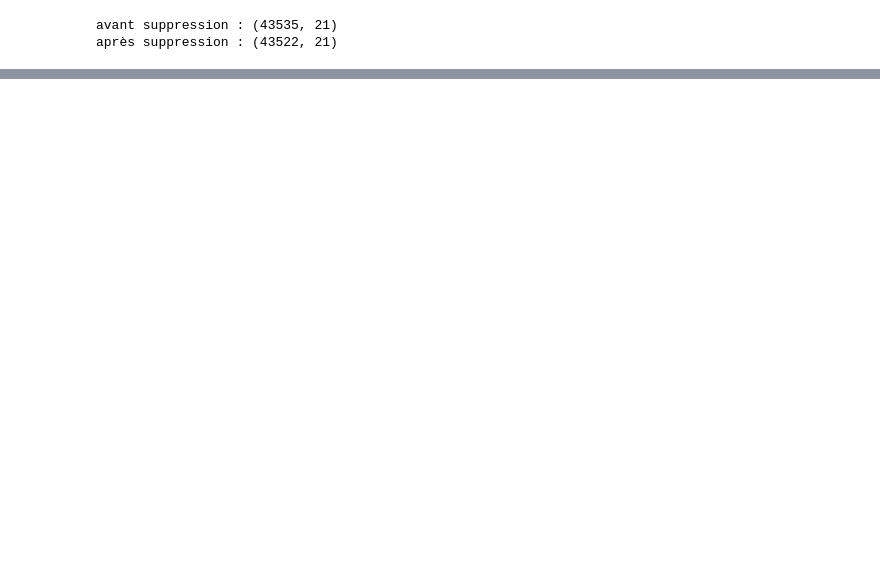
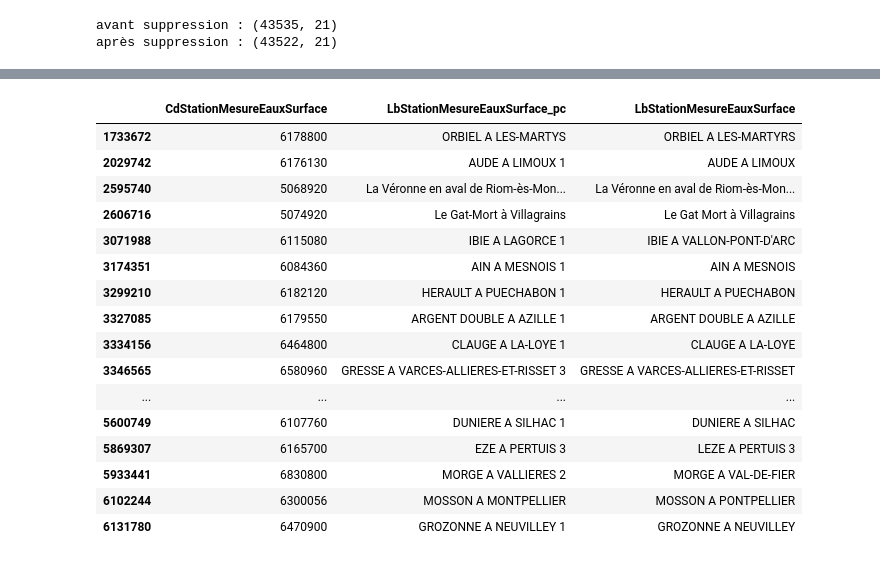
Before and after one commit to zoemarquis/naiades-analytics, a Jupyter notebook: naiades.ipynb, the cells around one changed output, grey strips where cells are left out. Cells and saved outputs as stored; diff of their text form; code cells hidden in the pictures; blank space fills up the shorter version.

```diff
--- a/naiades.ipynb
+++ b/naiades.ipynb
@@ -1602,0 +1288,21 @@ seuils_I2M2 = {
+# %%
+# afficher les données de 20 à 40
+label_diff_pc_station[20:40]
+# %% [output]
+|  | CdStationMesureEauxSurface | LbStationMesureEauxSurface_pc | LbStationMesureEauxSurface |
+| 1733672 | 6178800 | ORBIEL A LES-MARTYS | ORBIEL A LES-MARTYRS |
+| 2029742 | 6176130 | AUDE A LIMOUX 1 | AUDE A LIMOUX |
+| 2595740 | 5068920 | La Véronne en aval de Riom-ès-Mon... | La Véronne en aval de Riom-ès-Mon... |
+| 2606716 | 5074920 | Le Gat-Mort à Villagrains | Le Gat Mort à Villagrains |
+| 3071988 | 6115080 | IBIE A LAGORCE 1 | IBIE A VALLON-PONT-D'ARC |
+| 3174351 | 6084360 | AIN A MESNOIS 1 | AIN A MESNOIS |
+| 3299210 | 6182120 | HERAULT A PUECHABON 1 | HERAULT A PUECHABON |
+| 3327085 | 6179550 | ARGENT DOUBLE A AZILLE 1 | ARGENT DOUBLE A AZILLE |
+| 3334156 | 6464800 | CLAUGE A LA-LOYE 1 | CLAUGE A LA-LOYE |
+| 3346565 | 6580960 | GRESSE A VARCES-ALLIERES-ET-RISSET 3 | GRESSE A VARCES-ALLIERES-ET-RISSET |
+| ... | ... | ... | ... |
+| 5600749 | 6107760 | DUNIERE A SILHAC 1 | DUNIERE A SILHAC |
+| 5869307 | 6165700 | EZE A PERTUIS 3 | LEZE A PERTUIS 3 |
+| 5933441 | 6830800 | MORGE A VALLIERES 2 | MORGE A VAL-DE-FIER |
+| 6102244 | 6300056 | MOSSON A MONTPELLIER | MOSSON A PONTPELLIER |
+| 6131780 | 6470900 | GROZONNE A NEUVILLEY 1 | GROZONNE A NEUVILLEY |
```
Also changed, not shown: parts of 96 cells of this notebook.
